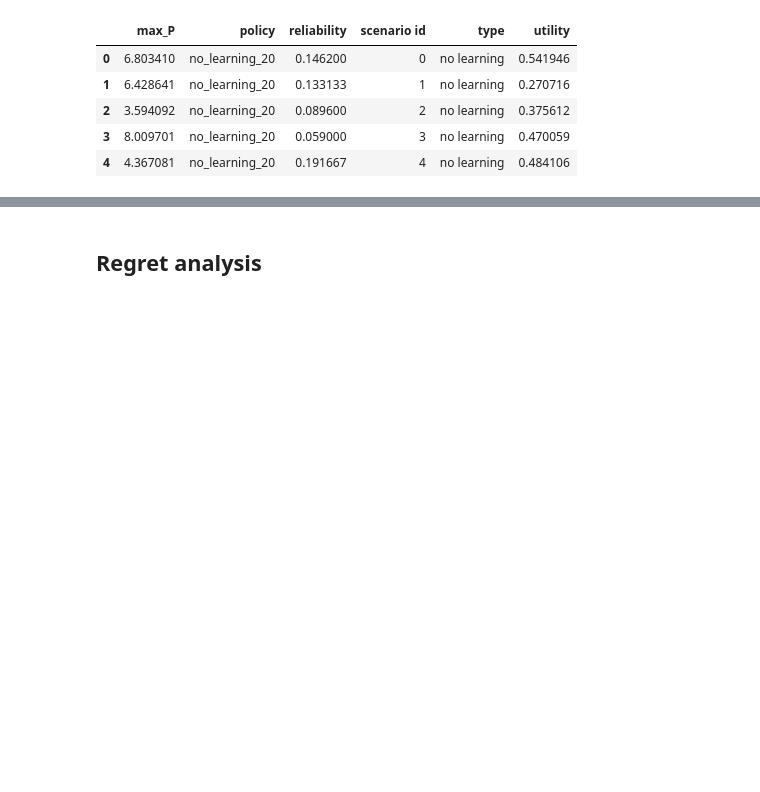
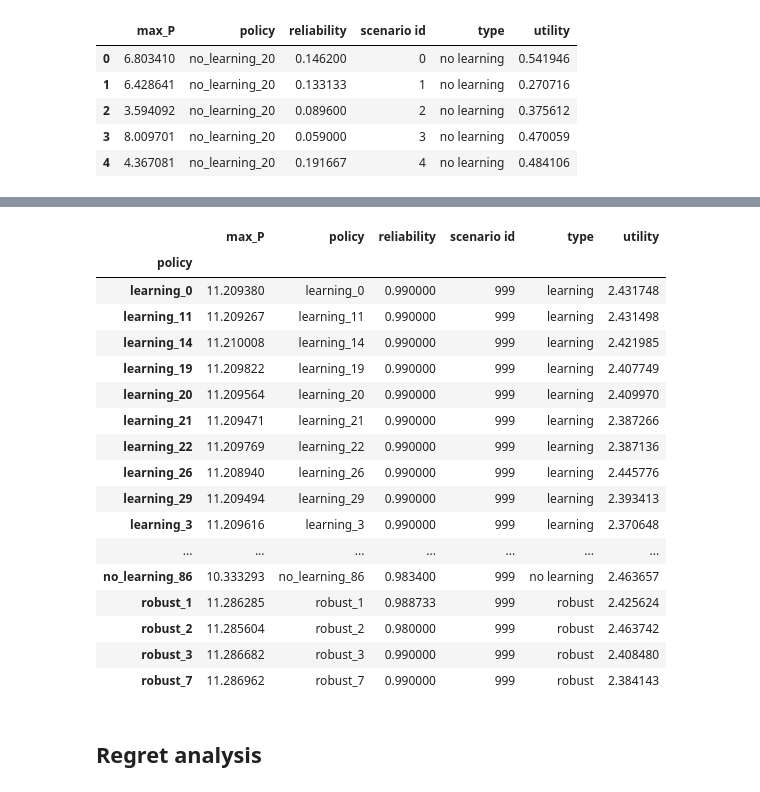
Before and after one commit to quaquel/resilience17, a Jupyter notebook: comparison.ipynb, the cells around one changed output, grey strips where cells are left out. Drawn from its saved outputs; the diff is of its cells as text; code cells hidden in the pictures; blank space fills up the shorter version.

```diff
--- a/comparison.ipynb
+++ b/comparison.ipynb
@@ -1127,3 +1113,24 @@ regret.groupby('type').apply(func)
+# %%
+x
+# %% [output]
+|  | max_P | policy | reliability | scenario id | type | utility |
+| policy |  |  |  |  |  |  |
+| learning_0 | 11.209380 | learning_0 | 0.990000 | 999 | learning | 2.431748 |
+| learning_11 | 11.209267 | learning_11 | 0.990000 | 999 | learning | 2.431498 |
+| learning_14 | 11.210008 | learning_14 | 0.990000 | 999 | learning | 2.421985 |
+| learning_19 | 11.209822 | learning_19 | 0.990000 | 999 | learning | 2.407749 |
+| learning_20 | 11.209564 | learning_20 | 0.990000 | 999 | learning | 2.409970 |
+| learning_21 | 11.209471 | learning_21 | 0.990000 | 999 | learning | 2.387266 |
+| learning_22 | 11.209769 | learning_22 | 0.990000 | 999 | learning | 2.387136 |
+| learning_26 | 11.208940 | learning_26 | 0.990000 | 999 | learning | 2.445776 |
+| learning_29 | 11.209494 | learning_29 | 0.990000 | 999 | learning | 2.393413 |
+| learning_3 | 11.209616 | learning_3 | 0.990000 | 999 | learning | 2.370648 |
+| ... | ... | ... | ... | ... | ... | ... |
+| no_learning_86 | 10.333293 | no_learning_86 | 0.983400 | 999 | no learning | 2.463657 |
+| robust_1 | 11.286285 | robust_1 | 0.988733 | 999 | robust | 2.425624 |
+| robust_2 | 11.285604 | robust_2 | 0.980000 | 999 | robust | 2.463742 |
+| robust_3 | 11.286682 | robust_3 | 0.990000 | 999 | robust | 2.408480 |
+| robust_7 | 11.286962 | robust_7 | 0.990000 | 999 | robust | 2.384143 |
 # %% [markdown]
 
 ## Regret analysis
```
Also changed, not shown: parts of 1 cell of this notebook, 1 other file.
